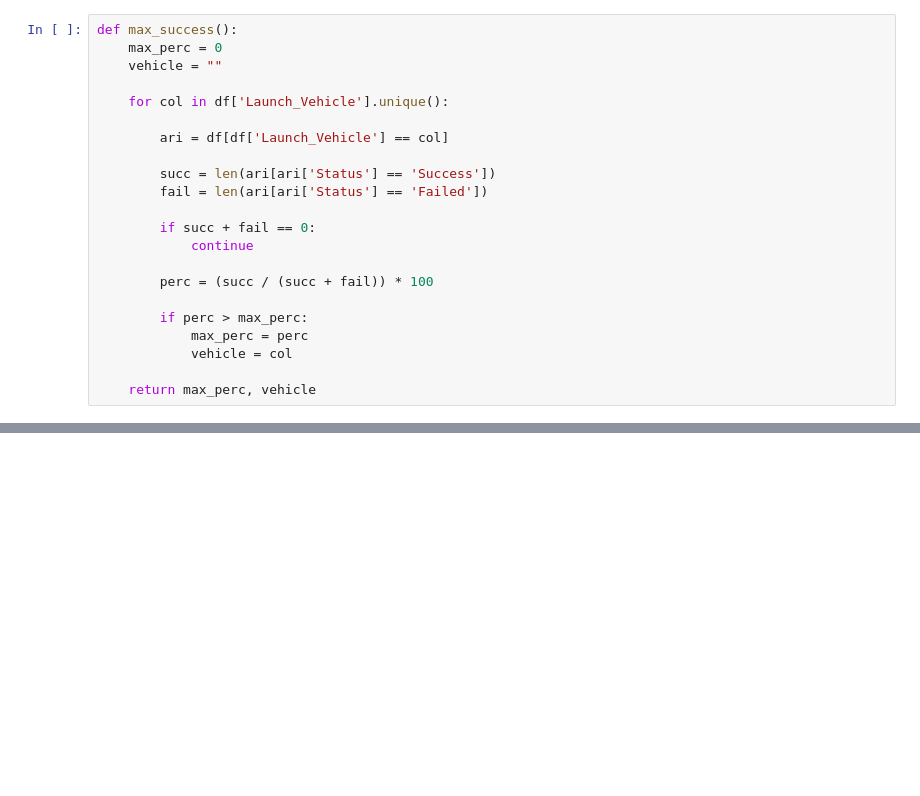
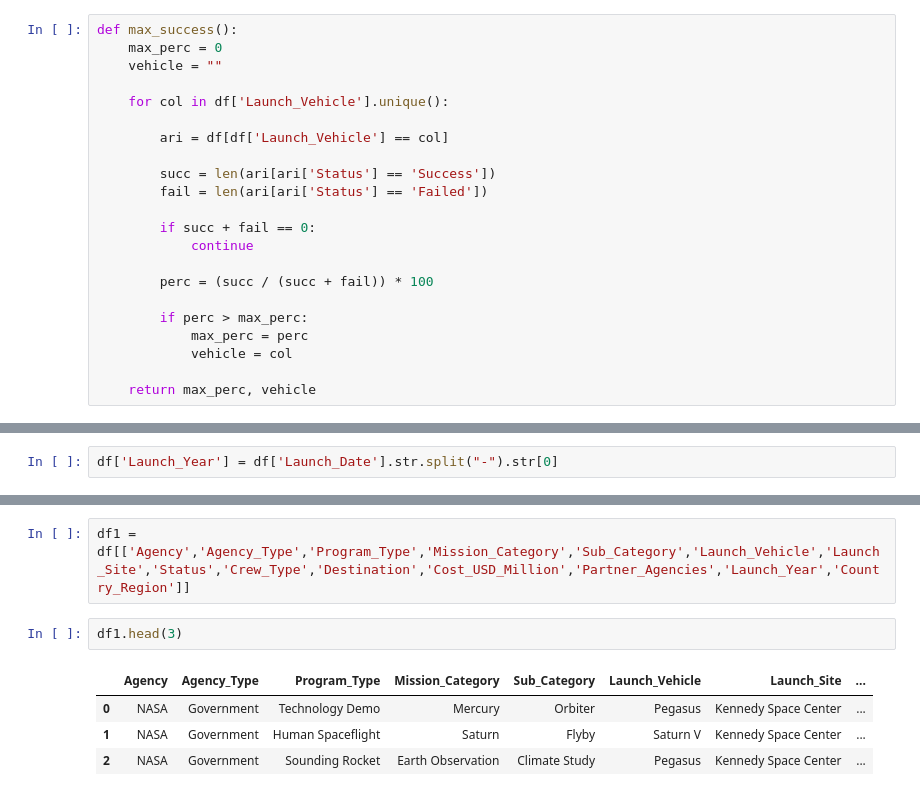
Before and after one commit to NigHtMare16K/space-mission-intelligence-platform, a Jupyter notebook: space_dataset_eda.ipynb, the cells around one changed output, grey strips where cells are left out. Drawn from its saved outputs; the diff is of its cells as text; blank space fills up the shorter version.

```diff
--- a/space_dataset_eda.ipynb
+++ b/space_dataset_eda.ipynb
@@ -196,0 +258,2 @@ AttributeError: 'function' object has no attribute 'values'
+# %%
+df['Launch_Year'] = df['Launch_Date'].str.split("-").str[0]
@@ -196,0 +281,9 @@ AttributeError: 'function' object has no attribute 'values'
+# %%
+df1 = df[['Agency','Agency_Type','Program_Type','Mission_Category','Sub_Category','Launch_Vehicle','Launch_Site','Status','Crew_Type','Destination','Cost_USD_Million','Partner_Agencies','Launch_Year','Country_Region']]
+# %%
+df1.head(3)
+# %% [output]
+|  | Agency | Agency_Type | Program_Type | Mission_Category | Sub_Category | Launch_Vehicle | Launch_Site | ... |
+| 0 | NASA | Government | Technology Demo | Mercury | Orbiter | Pegasus | Kennedy Space Center | ... |
+| 1 | NASA | Government | Human Spaceflight | Saturn | Flyby | Saturn V | Kennedy Space Center | ... |
+| 2 | NASA | Government | Sounding Rocket | Earth Observation | Climate Study | Pegasus | Kennedy Space Center | ... |
```
Also changed, not shown: parts of 24 cells of this notebook.
